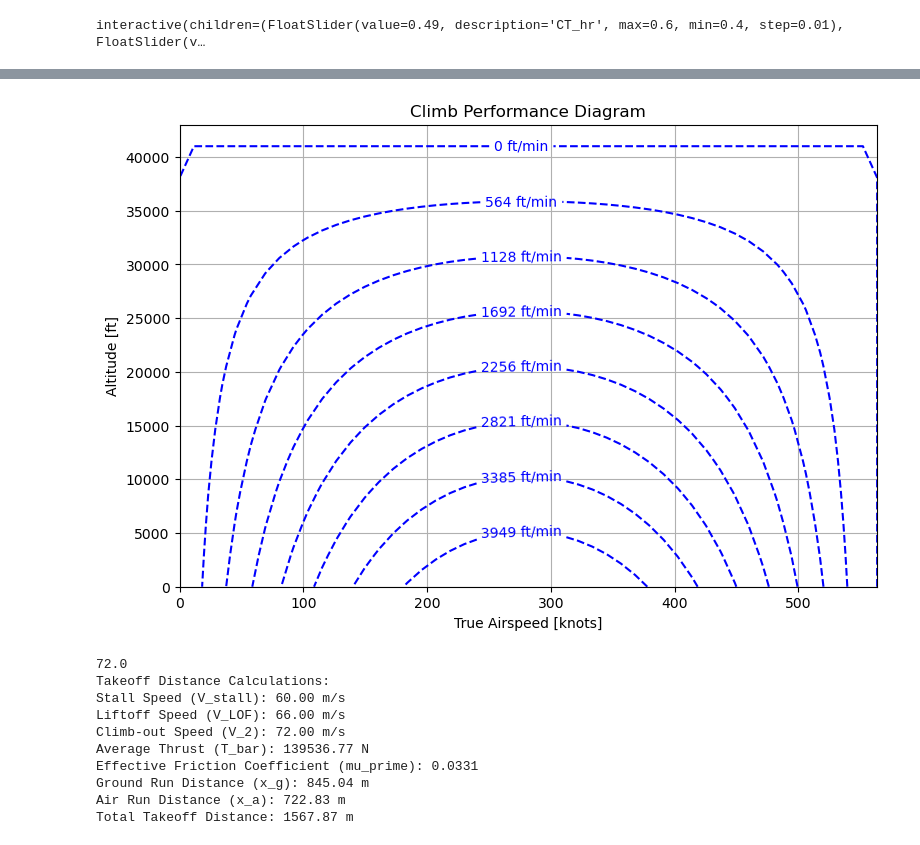
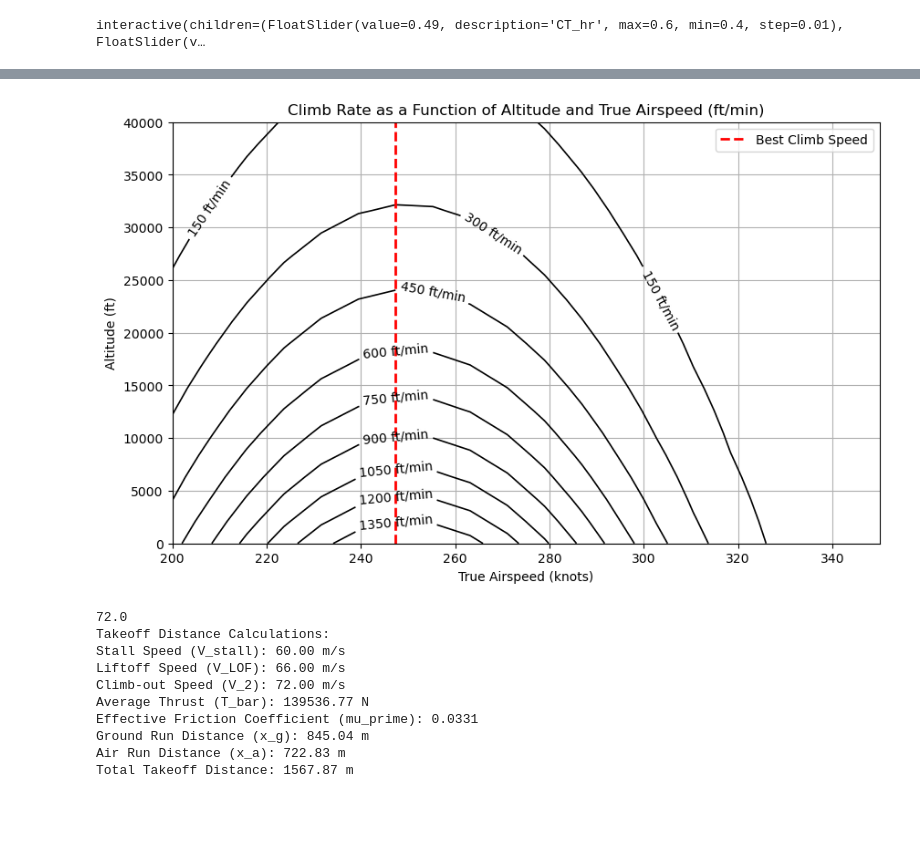
Before and after one commit to AntoineVanHoye/integrated_project, a Jupyter notebook: thrust.ipynb, the cells around one changed output, grey strips where cells are left out. Drawn from its saved outputs; the diff is of its cells as text; code cells hidden in the pictures; blank space fills up the shorter version.

```diff
--- a/thrust.ipynb
+++ b/thrust.ipynb
@@ -545,78 +602,43 @@ interactive(children=(FloatSlider(value=0.49, description='CT_hr', max=0.6, min=
 # %%
 import numpy as np
 import matplotlib.pyplot as plt
 
-# Constants
-altitudes = np.linspace(0, 12500, 15)  # Altitudes in meters
-airspeeds = np.linspace(0, 290, 50)  # True airspeed in m/s
-weight = 106000 * 0.453592  # Maximum Takeoff Weight in kg
-g = 9.81  # Gravity in m/s^2
+# Define altitude (ft) and true airspeed (knots) ranges
+altitudes = np.linspace(0, 40000, 20)  # 0 to 40,000 ft
+airspeeds = np.linspace(200, 350, 20)  # Focus on 200-350 knots
 
-# Conversion factors
-meters_to_feet = 3.28084
-meters_per_second_to_knots = 1.94384
-meters_per_second_to_ft_per_min = 196.85039
+# Simulate ROC data (replace this with actual data or formula)
+def rate_of_climb(alt, tas):
+    # Hypothetical function: higher ROC at lower altitudes and moderate speeds
+    return 1500 * np.exp(-alt / 20000) * np.exp(-((tas - 250) / 50)**2)
 
-# Converted arrays
-altitudes_ft = altitudes * meters_to_feet  # Convert altitude to feet
-airspeeds_knots = airspeeds * meters_per_second_to_knots  # Convert airspeeds to knots
+# Create ROC matrix
+ROC = np.array([[rate_of_climb(alt, tas) for tas in airspeeds] for alt in altitudes])
 
-# Functions for Thrust, Drag, and Power
-def thrust(altitude, airspeed):
-    return 150000 * (1 - altitude / 12500) * (1 - airspeed / 290)
+# Find the best climb speed for each altitude (maximum ROC)
+best_climb_speeds = [airspeeds[np.argmax(ROC[i])] for i in range(len(altitudes))]
 
-def drag(altitude, airspeed):
-    return 0.02 * airspeed**2 * (1 - altitude / 12500)
+# Create the contour plot
+plt.figure(figsize=(10, 6))
+contour = plt.contour(airspeeds, altitudes, ROC, levels=12, colors='black', linewidths=1.2)
+plt.clabel(contour, inline=True, fontsize=10, fmt='%1.0f ft/min')
 
-def power_available(altitude, airspeed):
-    return thrust(altitude, airspeed) * airspeed
+# Plot the best climb speed as a dashed line
+plt.plot(best_climb_speeds, altitudes, linestyle='--', color='red', linewidth=2, label='Best Climb Speed')
 
-# Compute climb rates (m/s)
-climb_rate = np.zeros((len(altitudes), len(airspeeds)))
-for i, alt in enumerate(altitudes):
-    for j, spd in enumerate(airspeeds):
-        power_avail = power_available(alt, spd)
-        power_req = drag(alt, spd) * spd
-        excess_power = power_avail - power_req
-        climb_rate[i, j] = excess_power / (weight * g) if excess_power > 0 else 0
-
-# Convert climb rates to ft/min
-climb_rate_ft_min = climb_rate * meters_per_second_to_ft_per_min
-
-# Define contour levels dynamically based on data range
-max_climb_rate = np.max(climb_rate_ft_min)
-contour_levels = np.linspace(0, max_climb_rate, 9)  # Dynamically include max climb rate
-
-# Plot the Climb Performance Diagram
-plt.figure(figsize=(9, 6))
-CS = plt.contour(airspeeds_knots, altitudes_ft, climb_rate_ft_min, levels=contour_levels, colors='blue', linestyles='dashed')
-#plt.clabel(CS, inline=1, fontsize=10, fmt="%1.0f ft/min")
-
-# Extract positions for contour labels at the top of each line
-label_positions = []
-for segs in CS.allsegs:
-    if segs:  # Check if there are segments for this contour level (non-empty list)
-        top_segment = segs[-1]  # Take the last (top) segment
-        if len(top_segment) > 0:  # Ensure the segment has points
-            midpoint = top_segment[len(top_segment) // 2]  # Pick the middle point of the segment
-            label_positions.append(midpoint)
-
-# Add labels to the plot at specified positions
-plt.clabel(CS, inline=1, fontsize=10, fmt="%1.0f ft/min", manual=label_positions)
-
-# Finalize plot
-plt.xlabel('True Airspeed [knots]')
-plt.ylabel('Altitude [ft]')
-plt.title('Climb Performance Diagram')
+# Customize the plot
+plt.title('Climb Rate as a Function of Altitude and True Airspeed (ft/min)')
+plt.xlabel('True Airspeed (knots)')
+plt.ylabel('Altitude (ft)')
+plt.xlim(200, 350)  # Focused airspeed range
+plt.ylim(0, 40000)
+plt.legend()
 plt.grid(True)
 
-# Ensure the axis covers all relevant data
-plt.xlim(airspeeds_knots[0], airspeeds_knots[-1])
-plt.ylim(altitudes_ft[0], altitudes_ft[-1]+2000)
-
+# Show the plot
 plt.show()
 # %% [output]
-[figure, old version]
+[figure, new version]
 # %%
 # Takeoff distance calculation for aircraft design
 
```
Also changed, not shown: parts of 3 cells of this notebook.
